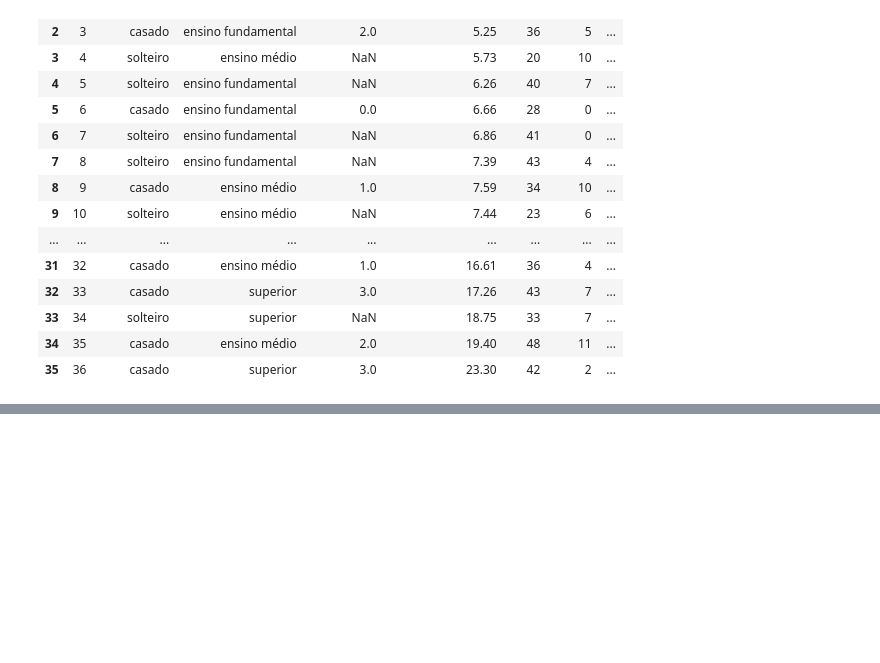
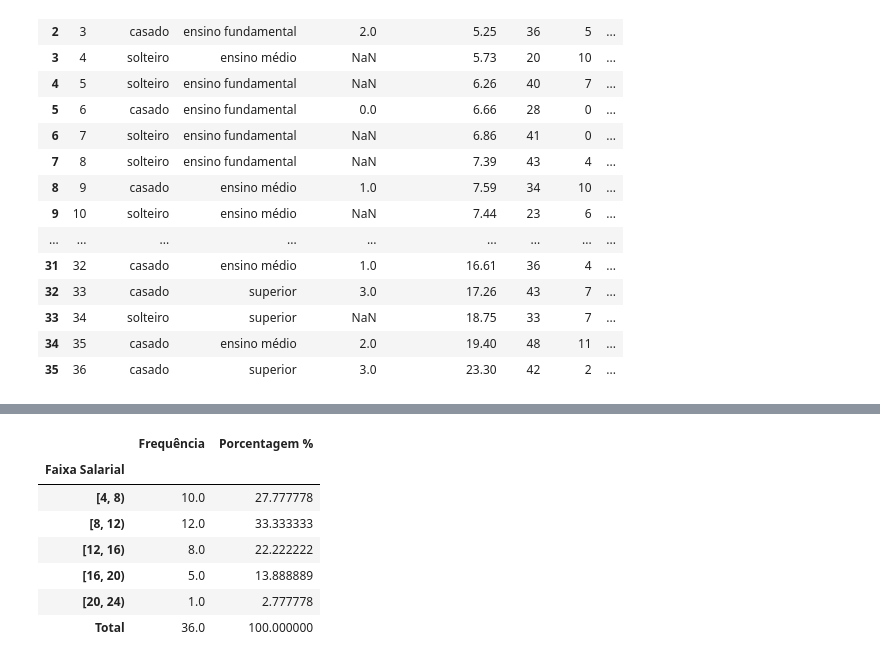
Before and after one commit to gabrielnm123/Estatistica-Basica, a Jupyter notebook: notebook.ipynb, the cells around one changed output, grey strips where cells are left out. Drawn from its saved outputs; the diff is of its cells as text; code cells hidden in the pictures; blank space fills up the shorter version.

```diff
--- a/tab_notebook.ipynb
+++ b/notebook.ipynb
@@ -29,0 +63,23 @@ tabela_2_1
+# %%
+import math
+
+cortes = list(range(4, math.ceil(max(list(tabela_2_1['Salario (x Sal Min)']))) + 4, 4)) # criando lista de cortes de 4 em 4 a partir de 4 até o valor máximo arredondado para cima +4
+tabela_prov = tabela_2_1.copy() # criando uma cópia temporária da tabela 2.1
+tabela_prov['Faixa Salarial'] = pd.cut(tabela_2_1['Salario (x Sal Min)'], bins=cortes, right=False) # criando uma nova coluna 'Faixa Salarial' com intervalos definidos pelos cortes
+frequencia = tabela_prov['Faixa Salarial'].value_counts().sort_index() # contando a frequência de cada faixa salarial e ordenando pelo índice (faixa salarial)
+porcentagem = tabela_prov['Faixa Salarial'].value_counts(normalize=True).sort_index() * 100 # calculando a porcentagem de cada faixa salarial e ordenando pelo índice
+tabela_2_4 = pd.DataFrame({'Frequência': frequencia, 'Porcentagem %': porcentagem}) # criando um DataFrame com frequência e porcentagem
+del(tabela_prov) # deletando a tabela temporária
+tabela_2_4.loc['Total'] = tabela_2_4.sum().round(1) # adicionando uma linha 'Total' somando os valores numéricos. arrendonda para 1 casa decimal
+tabela_2_4
+
+# frequencia faixa de salario, conseguir fazer aqui e no libreofiice, mas no excel nao consegui, pois teve problema em identificar como numerico e poder fazer o intervalo.
+# %% [output]
+|  | Frequência | Porcentagem % |
+| Faixa Salarial |  |  |
+| [4, 8) | 10.0 | 27.777778 |
+| [8, 12) | 12.0 | 33.333333 |
+| [12, 16) | 8.0 | 22.222222 |
+| [16, 20) | 5.0 | 13.888889 |
+| [20, 24) | 1.0 | 2.777778 |
+| Total | 36.0 | 100.000000 |
```
Also changed, not shown: parts of 3 cells of this notebook, 5 other files.
